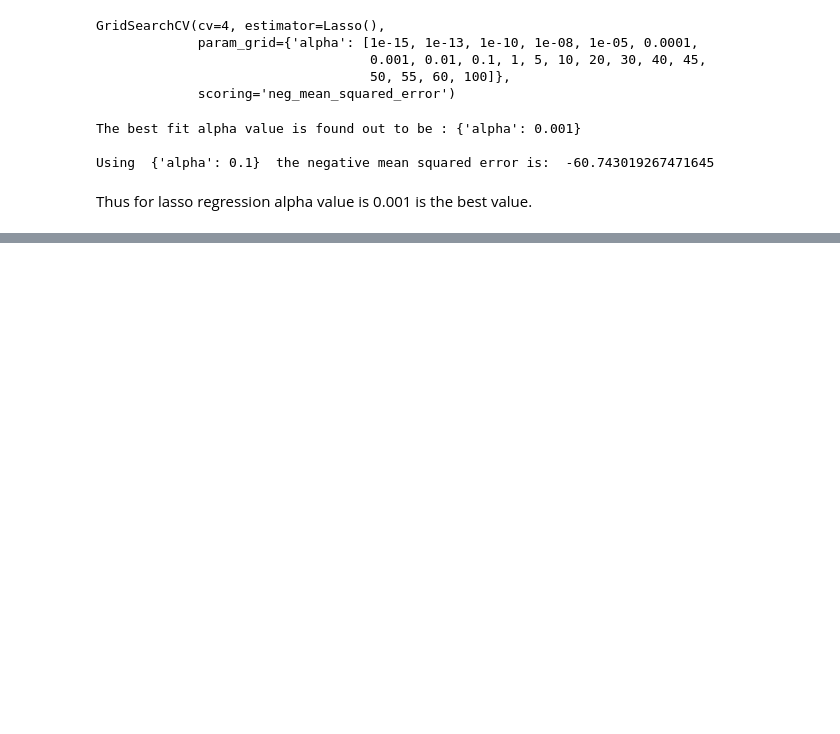
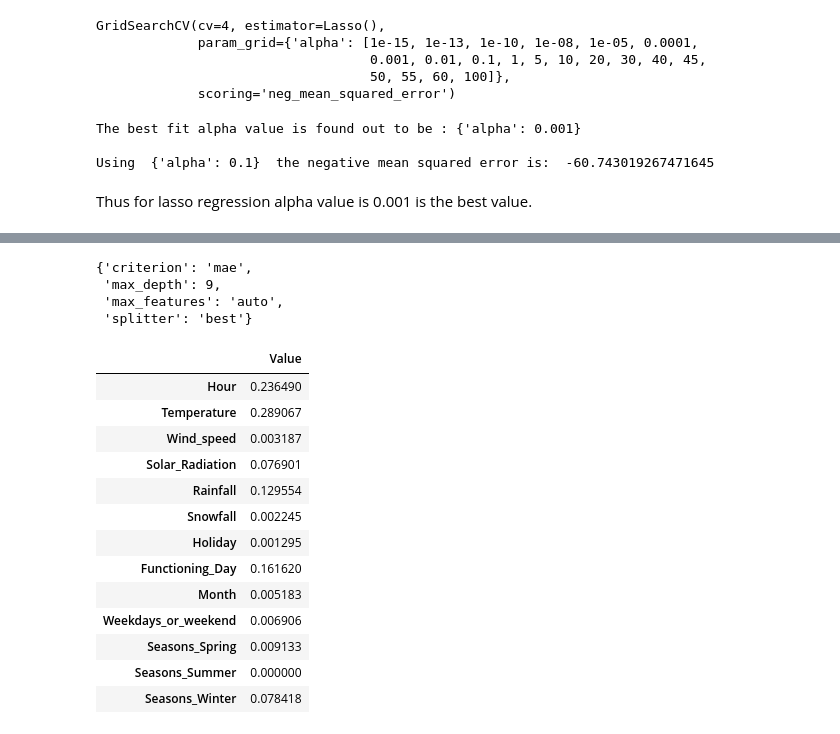
Before and after one commit to SujitbMusale/Supervised-ML-Regression--Seoul-Bike-Sharing-Demand-Prediction, a Jupyter notebook: Copy_of_Bike_Sharing_Demand_Prediction_Capstone_Project.ipynb, the cells around one changed output, grey strips where cells are left out. Saved outputs shown, nothing was run; the diff lists cells and outputs as text; code cells hidden in the pictures; blank space fills up the shorter version.

```diff
--- a/Copy_of_Bike_Sharing_Demand_Prediction_Capstone_Project.ipynb
+++ b/Copy_of_Bike_Sharing_Demand_Prediction_Capstone_Project.ipynb
@@ -797,0 +887,26 @@ Thus for lasso regression alpha value is 0.001 is the best value.
+# %%
+# lets check the best parameter
+DTM.best_params_
+# %% [output]
+{'criterion': 'mae',
+ 'max_depth': 9,
+ 'max_features': 'auto',
+ 'splitter': 'best'}
+# %%
+imp_v = DT.feature_importances_
+pd.DataFrame(imp_v,X.columns,columns=['Value'])
+# %% [output]
+|  | Value |
+| Hour | 0.236490 |
+| Temperature | 0.289067 |
+| Wind_speed | 0.003187 |
+| Solar_Radiation | 0.076901 |
+| Rainfall | 0.129554 |
+| Snowfall | 0.002245 |
+| Holiday | 0.001295 |
+| Functioning_Day | 0.161620 |
+| Month | 0.005183 |
+| Weekdays_or_weekend | 0.006906 |
+| Seasons_Spring | 0.009133 |
+| Seasons_Summer | 0.000000 |
+| Seasons_Winter | 0.078418 |
```
Also changed, not shown: parts of 9 cells of this notebook.
